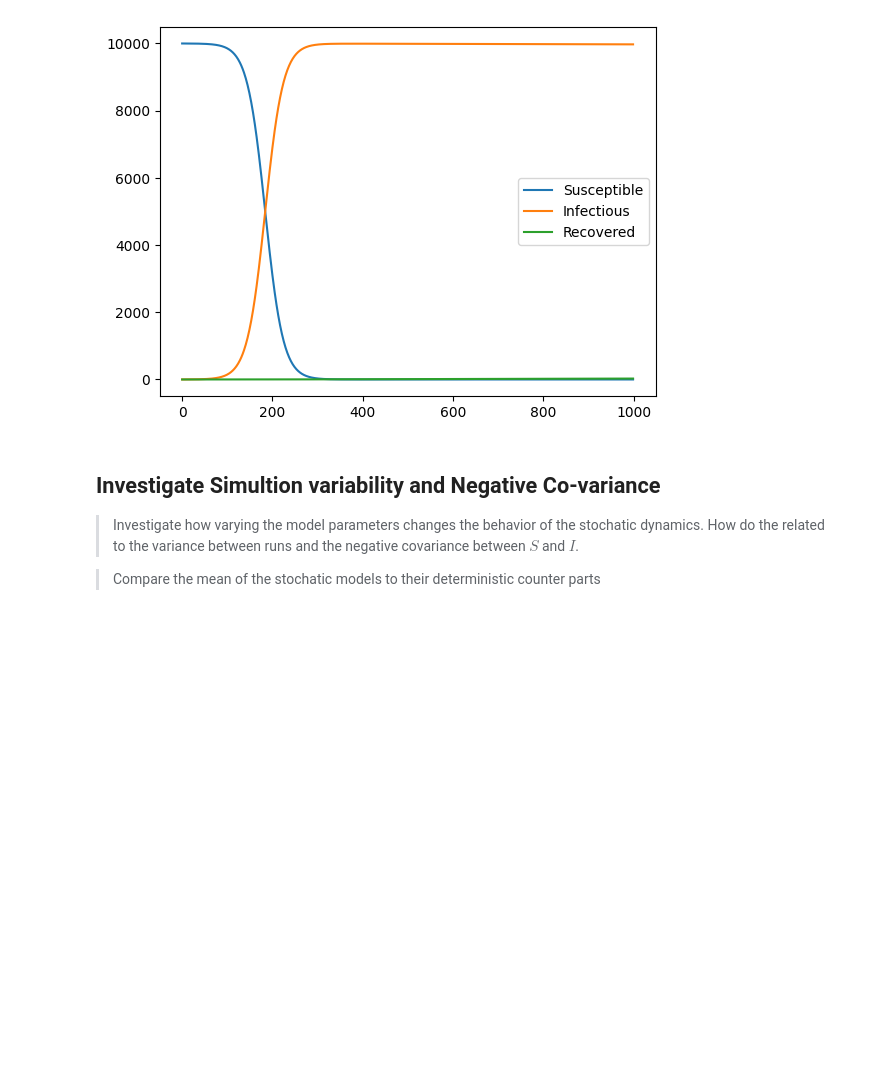
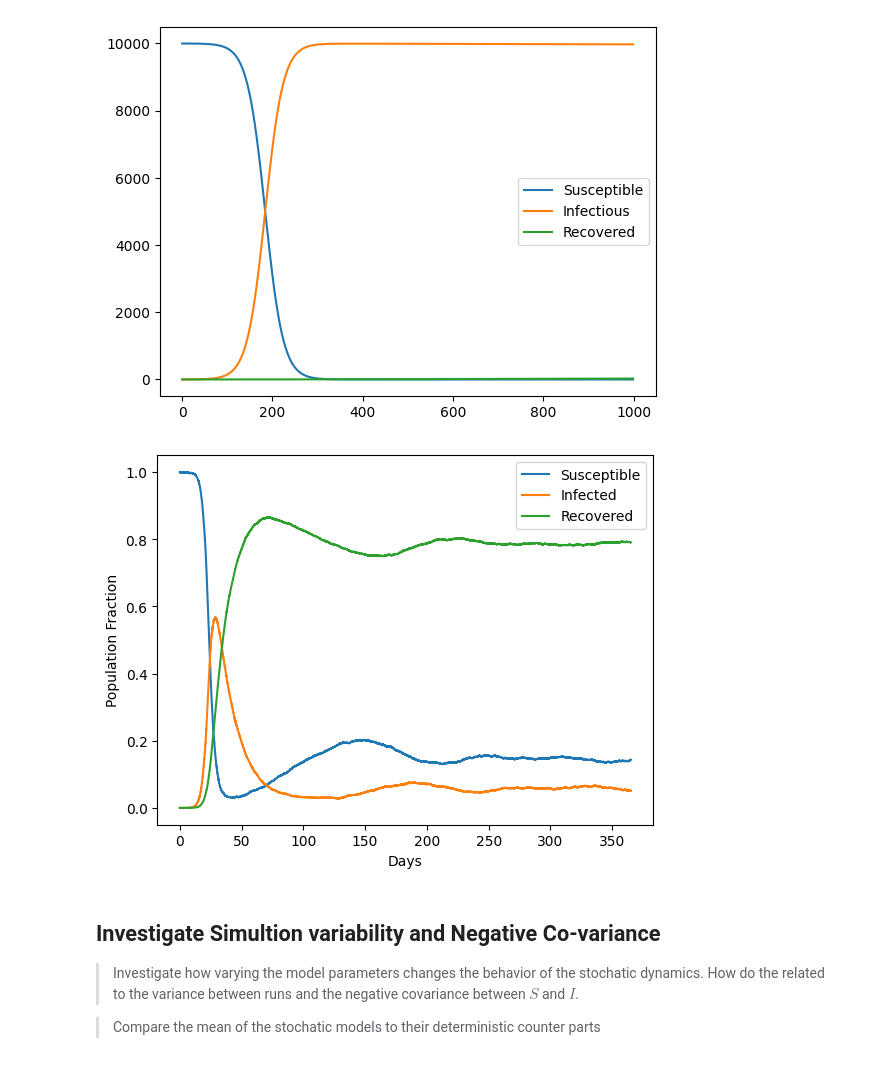
Before and after one commit to AmirSahrani/IntroCompAssignment2, a Jupyter notebook: Assignment2.ipynb, the cells around one changed output. Drawn from its saved outputs; the diff is of its cells as text; code cells hidden in the pictures; blank space fills up the shorter version.

```diff
--- a/Assignment2.ipynb
+++ b/Assignment2.ipynb
@@ -49,6 +50,67 @@ plt.legend(loc="best")
 # %% [output]
 <matplotlib.legend.Legend at 0x...>
 [figure]
+# %%
+beta = 1/2
+gamma = 1/14
+mu = 1/200
+XYZ = np.array((10000, 1, 0))
+tend = 365
+N = XYZ[0] + XYZ[1] + XYZ[2]
+
+def stoch_sir(XYZ):
+	current_t = 0
+	ts = 0
+	T = [0]
+	S = [XYZ[0]]
+	I = [XYZ[1]]
+	R = [XYZ[2]]
+
+	while T[current_t] < tend:
+		T.append(T[-1] + ts)
+		S.append(XYZ[0])
+		I.append(XYZ[1])
+		R.append(XYZ[2])
+
+		update = np.zeros((6,3))
+		event_rates = ([(beta * XYZ[0] * XYZ[1])/N, gamma * XYZ[1],
+                  mu * N,  mu * XYZ[0], mu * XYZ[1], mu * XYZ[2]])
+
+		update[0,0] -= 1
+		update[0,1] += 1
+		update[1,1] -= 1
+		update[1,2] += 1
+		update[2,0] += 1
+		update[3,0] -= 1
+		update[4,1] -= 1
+		update[5,2] -= 1
+
+		rand_1 = random()
+		rand_2 = random()
+		ts = -np.log(rand_2)/(np.sum(event_rates))
+		p = min(np.nonzero(np.ravel(np.cumsum(event_rates) >= rand_1 * np.sum(event_rates)))[0])
+
+		for i in range(3):
+			XYZ[i] = XYZ[i] + update[p,i]
+
+		current_t = current_t + 1
+
+	return [T, S, I, R]
+
+[T, S, I, R] = stoch_sir(XYZ)
+
+data_T = np.array(T)
+data_S = np.array(S)/10000
+data_I = np.array(I)/10000
+data_R = np.array(R)/10000
+
+plt.plot(data_T, data_S, data_T, data_I, data_T, data_R)
+plt.xlabel("Days")
+plt.ylabel("Population Fraction")
+plt.legend(["Susceptible", "Infected", "Recovered"])
+plt.show()
+# %% [output]
+[figure, added]
 # %% [markdown]
 ## Investigate Simultion variability and Negative Co-variance
 
```
Also changed, not shown: parts of 2 cells of this notebook.
